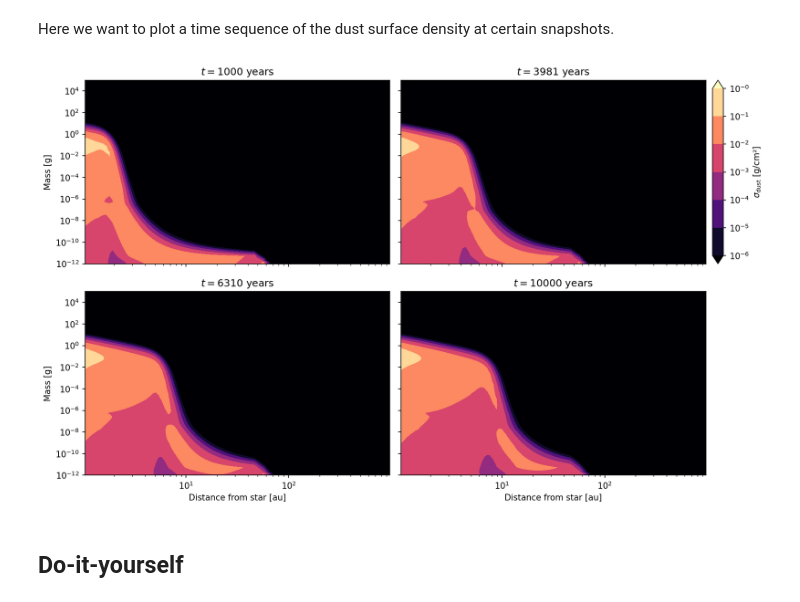
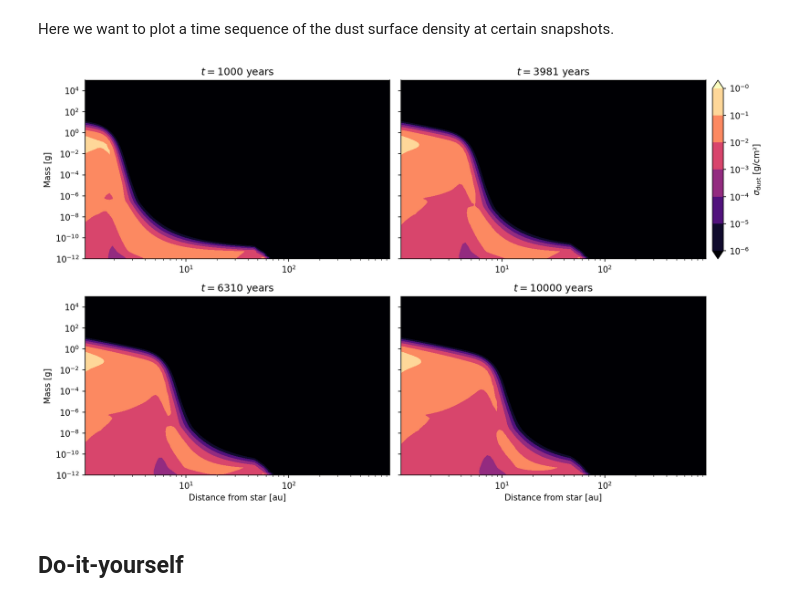
Before and after one commit to stammler/spp1992_summerschool23, a Jupyter notebook: notebooks/2_tutorial/2.2_dustpy_basics.ipynb, the cells around one changed output. Saved outputs shown, nothing was run; the diff lists cells and outputs as text; code cells hidden in the pictures.

```diff
--- a/notebooks/2_tutorial/2.2_dustpy_basics.ipynb
+++ b/notebooks/2_tutorial/2.2_dustpy_basics.ipynb
@@ -196,33 +196,38 @@ Here we want to plot a time sequence of the dust surface density at certain snap
 # %%
 times = np.linspace(t[1], t[-1], 4)
 # %%
-Nx, Ny = 2, int(np.ceil(times.shape[0]/2))
+Ncols, Nrows = 2, int(np.ceil(times.shape[0]/2))
 w = 6.
 h = w/1.6
 logsmax = np.ceil(np.log10(sigmaD.max()))
 levels = np.linspace(logsmax-6, logsmax, 7)
-fig, ax = plt.subplots(ncols=Nx, nrows=Ny, figsize=(Nx*w, Ny*h), sharex=True, sharey=True)
+fig, ax = plt.subplots(ncols=Ncols, nrows=Nrows, figsize=(Ncols*w, Nrows*h), sharey=True)
 for i, time in enumerate(times):
-    ix, iy = np.divmod(i, Nx)
+    ix, iy = np.divmod(i, Ncols)
     it = np.abs(t-time).argmin()
     plot = ax[ix, iy].contourf(r[it, :]/c.au, m[it, :], np.log10(sigmaD[it, ...].T), cmap="magma", levels=levels, extend="both")
     ax[ix, iy].set_xscale("log")
     ax[ix, iy].set_yscale("log")
     ax[ix, iy].set_title("$t = ${:.0f} years".format(t[it]/c.year))
-    if ix==Nx-1:
+    #if ix==Nrows-1:
+    if (ix+1)*Ncols+iy>=times.shape[0]:
         ax[ix, iy].set_xlabel("Distance from star [au]")
     if iy==0:
         ax[ix, iy].set_ylabel("Mass [g]")
+mod = times.shape[0]%Ncols
+if mod>0:
+    for j in range(Ncols-mod, Ncols, 1):
+        ax[Nrows-1, j].set_axis_off()
 fig.tight_layout()
 fig.subplots_adjust(right=0.925)
 pos01 = ax[0, -1].get_position()
 cb_ax = fig.add_axes([1.01*pos01.x1, pos01.y0, 0.015, pos01.y1-pos01.y0])
 cbar = fig.colorbar(plot, cax=cb_ax)
 cbar.set_label("$\sigma_\mathrm{dust}$ [g/cm²]")
 cbar.set_ticks(cbar.get_ticks())
 cbar.set_ticklabels(["$10^{{{:2.0f}}}$".format(e) for e in cbar.get_ticks()])
 # %% [output]
-[figure, old version]
+[figure, new version]
 # %% [markdown]
 ## Do-it-yourself
 # %% [markdown]
```
Also changed, not shown: parts of 2 cells of this notebook, 1 other file.
